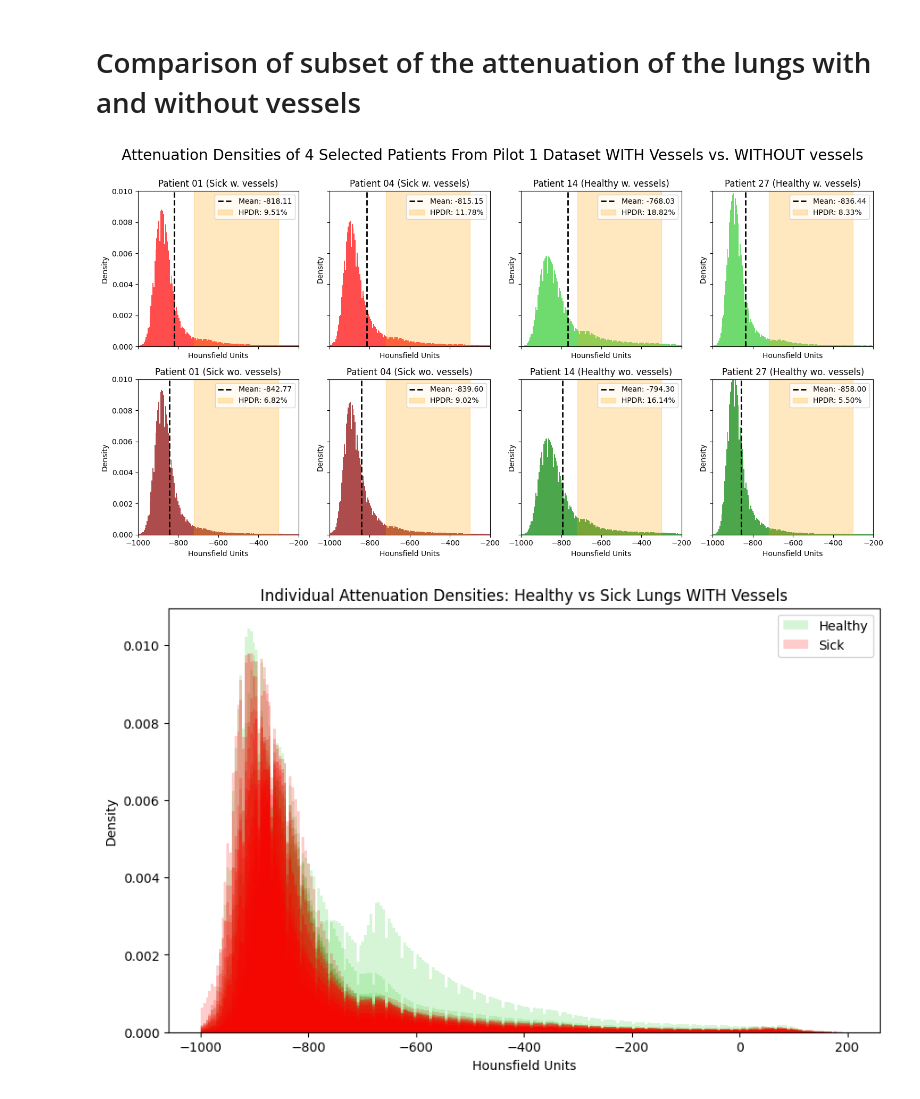
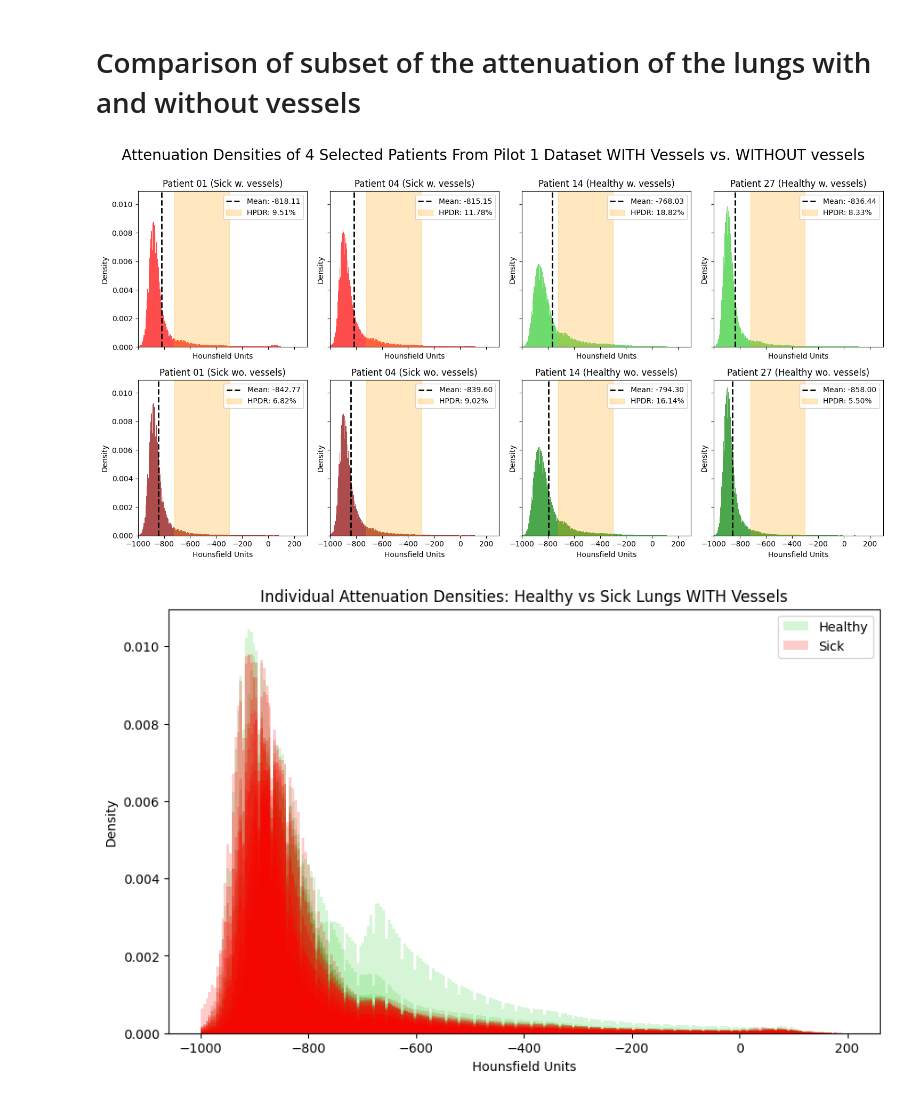
Before and after one commit to JaSeKii/BachelorProject, a Jupyter notebook: Data_preprocess/visualization.ipynb, the cells around one changed output. Drawn from its saved outputs; the diff is of its cells as text; code cells hidden in the pictures.

Commit message:
small additions to density plots

```diff
--- a/Data_preprocess/visualization.ipynb
+++ b/Data_preprocess/visualization.ipynb
@@ -142,7 +148,7 @@ for _, row in df_with_vessels.iterrows():
     axes[subplot_idx].set_xlabel("Hounsfield Units")
     axes[subplot_idx].set_ylabel("Density")
     axes[subplot_idx].set_ylim(0, 0.01)
-    axes[subplot_idx].set_xlim(-1000, -200)
+    axes[subplot_idx].set_xlim(-1000, 100)
     HPDR = axes[subplot_idx].axvspan(-720, -300, color='orange', alpha=0.25)
     mean_value = np.mean(attenuation_data)
     mean_line = axes[subplot_idx].axvline(mean_value, color='black', linestyle='--', linewidth=2)
@@ -237,40 +243,41 @@ for _, row in df_with_vessels_subset.iterrows():
     axes[subplot_idx].set_title(f"Patient {patient_id} ({label.capitalize()} w. vessels)")
     axes[subplot_idx].set_xlabel("Hounsfield Units")
     axes[subplot_idx].set_ylabel("Density")
-    axes[subplot_idx].set_ylim(0, 0.01)
-    axes[subplot_idx].set_xlim(-1000, -200)
+    #make a horizontal line at y=100
+    #axes[subplot_idx].set_ylim(0, 0.01)
+    axes[subplot_idx].set_xlim(-1000, 300)
     HDPR = axes[subplot_idx].axvspan(-720, -300, color='orange', alpha=0.25)
     mean_value = np.mean(attenuation_data)
     mean_line = axes[subplot_idx].axvline(mean_value, color='black', linestyle='--', linewidth=2)
     axes[subplot_idx].legend([mean_line,HPDR],[f'Mean: {mean_value:.2f}', f"HPDR: {hpdr * 100:.2f}%"], loc="upper right")
     subplot_idx += 1
 
 
 for _, row in df_wo_subset.iterrows():
     attenuation_data = row['Attenuation']
     patient_id = row['patient']
     label = row['label']
     hpdr = row['hpdr']
     color = 'green' if label == 'healthy' else 'darkred'
     axes[subplot_idx].hist(attenuation_data, bins=bins, alpha=0.7, density=True, color=color)
     axes[subplot_idx].set_title(f"Patient {patient_id} ({label.capitalize()} wo. vessels)")
     axes[subplot_idx].set_xlabel("Hounsfield Units")
     axes[subplot_idx].set_ylabel("Density")
-    axes[subplot_idx].set_ylim(0, 0.01)
-    axes[subplot_idx].set_xlim(-1000, -200)
+    #axes[subplot_idx].set_ylim(0, 0.01)
+    axes[subplot_idx].set_xlim(-1000, 300)
     HDPR = axes[subplot_idx].axvspan(-720, -300, color='orange', alpha=0.25)
 
     mean_value = np.mean(attenuation_data)
     mean_line = axes[subplot_idx].axvline(mean_value, color='black', linestyle='--', linewidth=2)
     axes[subplot_idx].legend([mean_line,HPDR],[f'Mean: {mean_value:.2f}', f"HPDR: {hpdr * 100:.2f}%"], loc="upper right")
     subplot_idx += 1
 
 plt.suptitle('Attenuation Densities of 4 Selected Patients From Pilot 1 Dataset WITH Vessels vs. WITHOUT vessels', fontsize=20)
 plt.tight_layout(rect=[0, 0, 1, 0.98])
 
 plt.show()
 # %% [output]
-[figure, old version]
+[figure, new version]
 # %%
 # Create the plot
 plt.figure(figsize=(10, 6))
```
Also changed, not shown: parts of 2 cells of this notebook.
